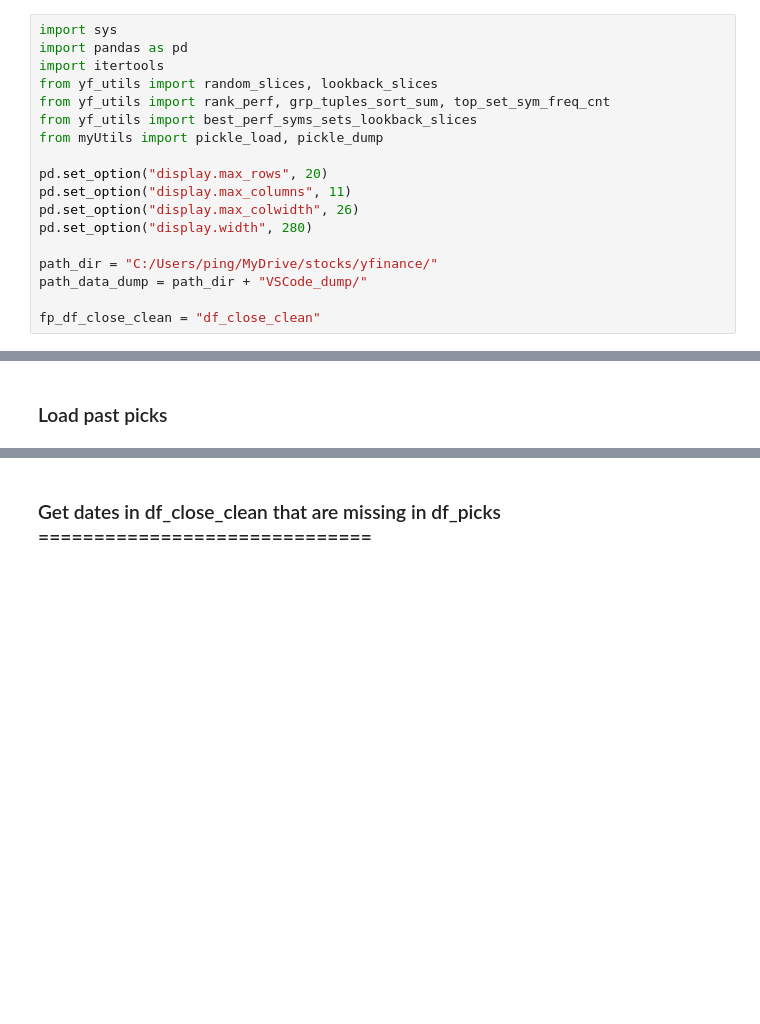
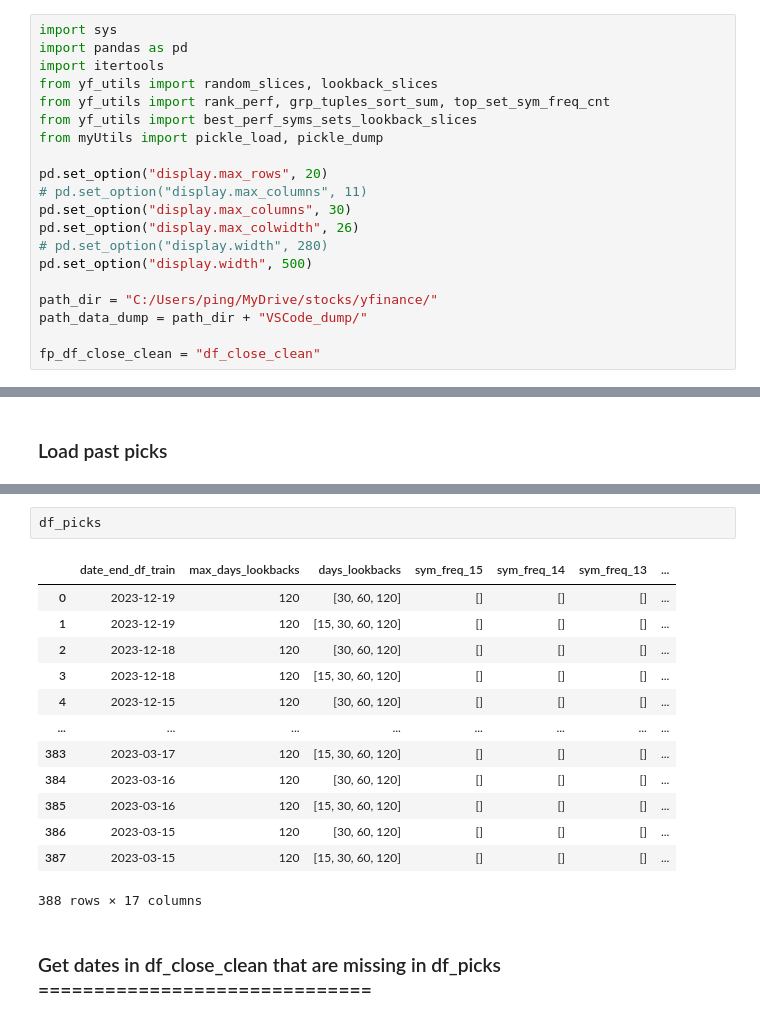
Before and after one commit to pympk/py3810, a Jupyter notebook: yf_2_get_picks_9.ipynb, the cells around one changed output, grey strips where cells are left out. Saved outputs shown, nothing was run; the diff lists cells and outputs as text; blank space fills up the shorter version.

```diff
--- a/yf_2_get_picks_9.ipynb
+++ b/yf_2_get_picks_9.ipynb
@@ -29,9 +29,11 @@ from yf_utils import best_perf_syms_sets_lookback_slices
 from myUtils import pickle_load, pickle_dump
 
 pd.set_option("display.max_rows", 20)
-pd.set_option("display.max_columns", 11)
+# pd.set_option("display.max_columns", 11)
+pd.set_option("display.max_columns", 30)
 pd.set_option("display.max_colwidth", 26)
-pd.set_option("display.width", 280)
+# pd.set_option("display.width", 280)
+pd.set_option("display.width", 500)
 
 path_dir = "C:/Users/ping/MyDrive/stocks/yfinance/"
 path_data_dump = path_dir + "VSCode_dump/"
@@ -125,3 +127,19 @@ df_picks, len(380):
+# %%
+df_picks
+# %% [output]
+|  | date_end_df_train | max_days_lookbacks | days_lookbacks | sym_freq_15 | sym_freq_14 | sym_freq_13 | ... |
+| 0 | 2023-12-19 | 120 | [30, 60, 120] | [] | [] | [] | ... |
+| 1 | 2023-12-19 | 120 | [15, 30, 60, 120] | [] | [] | [] | ... |
+| 2 | 2023-12-18 | 120 | [30, 60, 120] | [] | [] | [] | ... |
+| 3 | 2023-12-18 | 120 | [15, 30, 60, 120] | [] | [] | [] | ... |
+| 4 | 2023-12-15 | 120 | [30, 60, 120] | [] | [] | [] | ... |
+| ... | ... | ... | ... | ... | ... | ... | ... |
+| 383 | 2023-03-17 | 120 | [15, 30, 60, 120] | [] | [] | [] | ... |
+| 384 | 2023-03-16 | 120 | [30, 60, 120] | [] | [] | [] | ... |
+| 385 | 2023-03-16 | 120 | [15, 30, 60, 120] | [] | [] | [] | ... |
+| 386 | 2023-03-15 | 120 | [30, 60, 120] | [] | [] | [] | ... |
+| 387 | 2023-03-15 | 120 | [15, 30, 60, 120] | [] | [] | [] | ... |
+388 rows × 17 columns
 # %% [markdown]
 ### Get dates in df_close_clean that are missing in df_picks<br>==============================
 # %%
```
Also changed, not shown: parts of 8 cells of this notebook, 25 other files.
